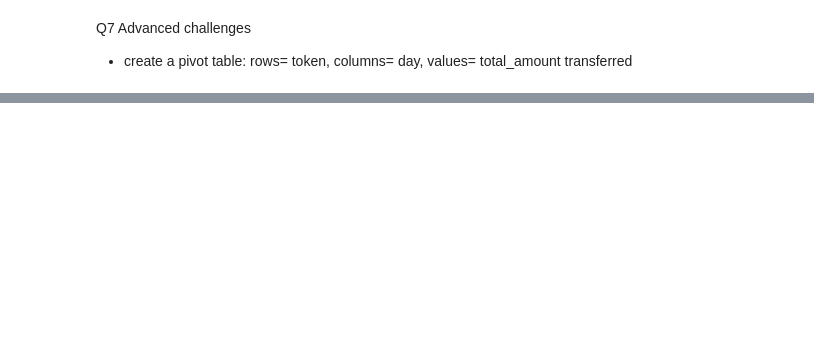
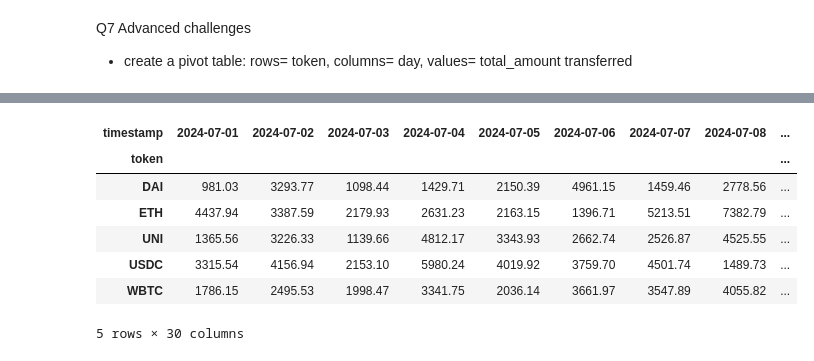
Before and after one commit to christian-obi/analyticsages-datacourse, a Jupyter notebook: assignment_data_manipulation.ipynb, the cells around one changed output, grey strips where cells are left out. Drawn from its saved outputs; the diff is of its cells as text; code cells hidden in the pictures; blank space fills up the shorter version.

```diff
--- a/assignment_data_manipulation.ipynb
+++ b/assignment_data_manipulation.ipynb
@@ -323,0 +331,4 @@ Q7 Advanced challenges
+# %%
+new_df = df[['token','amount','timestamp']]
+
+new_df.head()
@@ -323,0 +342,13 @@ Q7 Advanced challenges
+# %%
+# creat a pivot table where rows are tokens, columns are dates, and values are amount
+pivot_table = new_df.pivot_table(index='token', columns=new_df['timestamp'].dt.date, values='amount', aggfunc='sum').fillna(0)
+pivot_table.head()
+# %% [output]
+| timestamp | 2024-07-01 | 2024-07-02 | 2024-07-03 | 2024-07-04 | 2024-07-05 | 2024-07-06 | 2024-07-07 | 2024-07-08 | ... |
+| token |  |  |  |  |  |  |  |  | ... |
+| DAI | 981.03 | 3293.77 | 1098.44 | 1429.71 | 2150.39 | 4961.15 | 1459.46 | 2778.56 | ... |
+| ETH | 4437.94 | 3387.59 | 2179.93 | 2631.23 | 2163.15 | 1396.71 | 5213.51 | 7382.79 | ... |
+| UNI | 1365.56 | 3226.33 | 1139.66 | 4812.17 | 3343.93 | 2662.74 | 2526.87 | 4525.55 | ... |
+| USDC | 3315.54 | 4156.94 | 2153.10 | 5980.24 | 4019.92 | 3759.70 | 4501.74 | 1489.73 | ... |
+| WBTC | 1786.15 | 2495.53 | 1998.47 | 3341.75 | 2036.14 | 3661.97 | 3547.89 | 4055.82 | ... |
+5 rows × 30 columns
```
Also changed, not shown: parts of 2 cells of this notebook.
